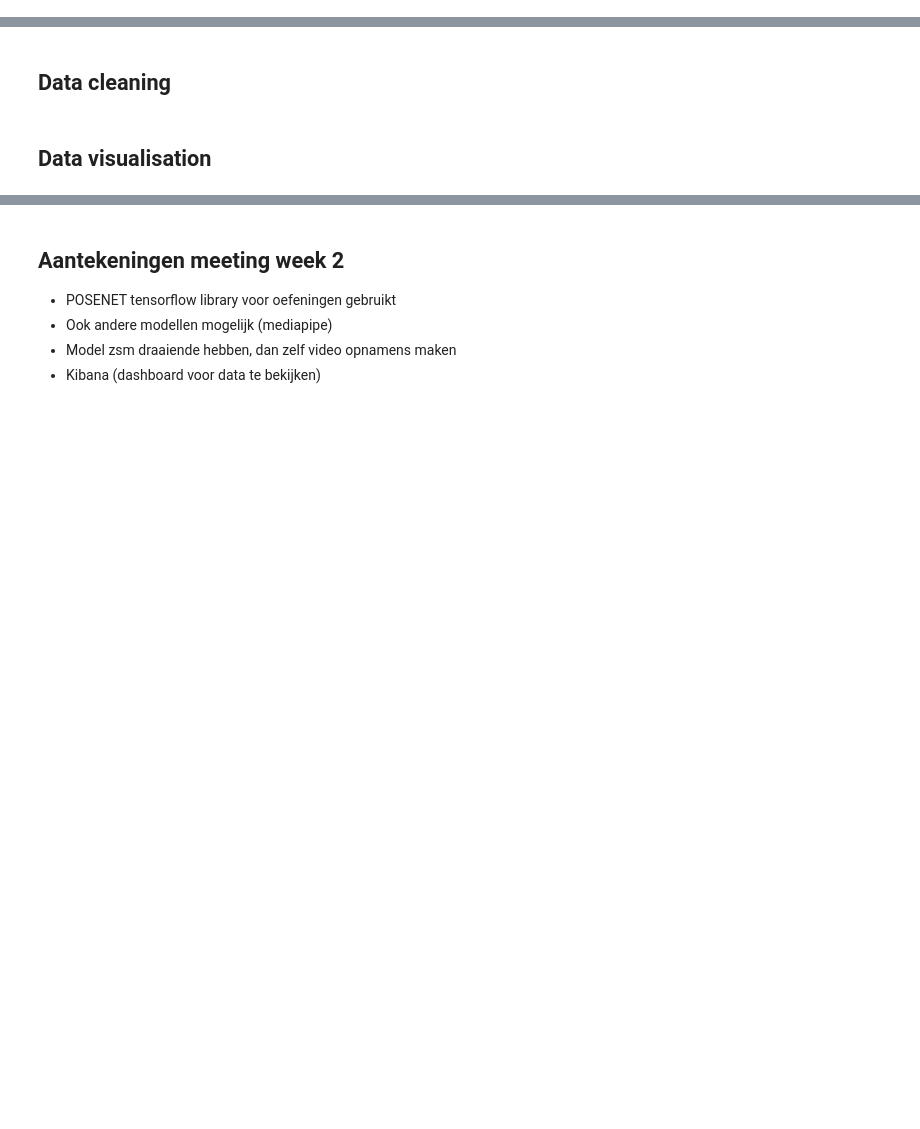
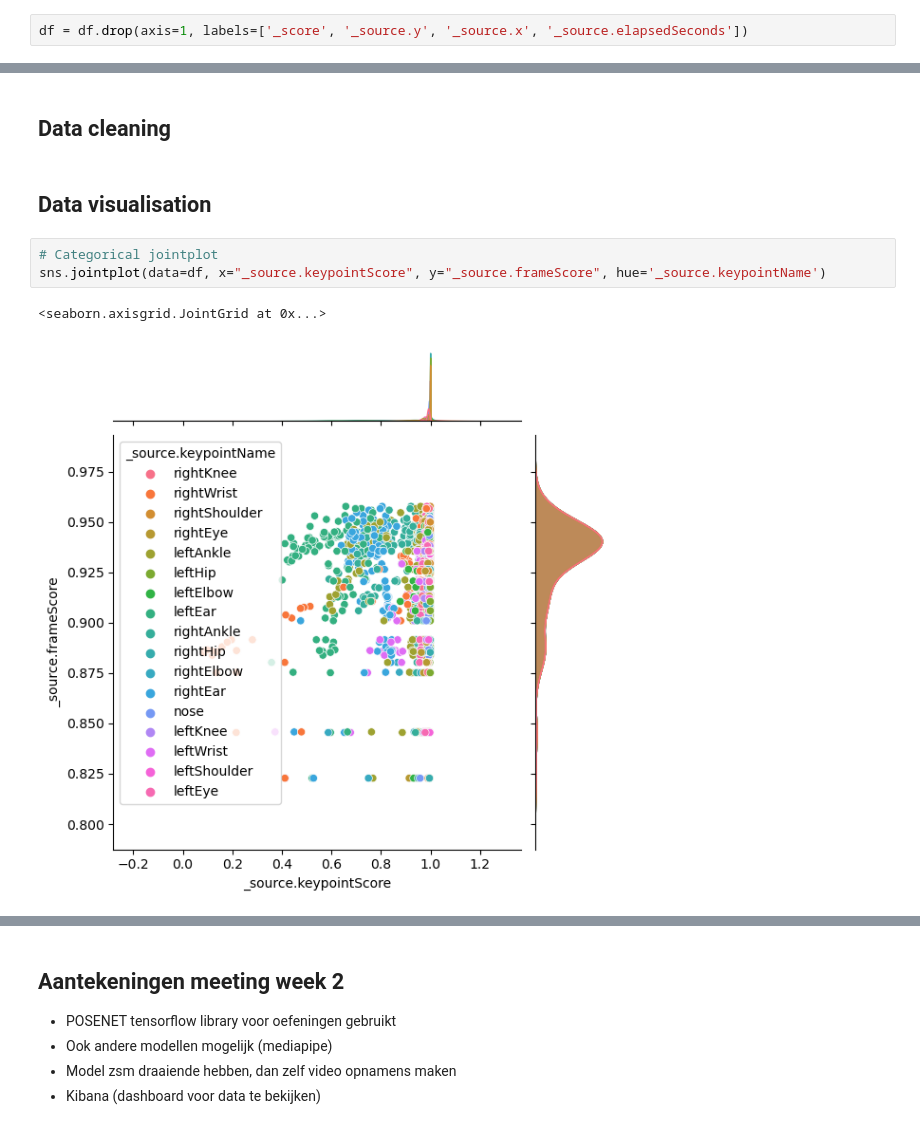
Before and after one commit to MaxSmeets/anomaly-detection-data-science, a Jupyter notebook: anomaly-detection.ipynb, the cells around one changed output, grey strips where cells are left out. Saved outputs shown, nothing was run; the diff lists cells and outputs as text; blank space fills up the shorter version.

```diff
--- a/anomaly-detection.ipynb
+++ b/anomaly-detection.ipynb
@@ -146,3 +152,5 @@ min         0.822820
 75%         0.942940
 max         0.957771
 Name: _source.frameScore, dtype: float64
+# %%
+df = df.drop(axis=1, labels=['_score', '_source.y', '_source.x', '_source.elapsedSeconds'])
@@ -184,3 +207,9 @@ sns.pairplot(data=df, hue='_source.keypointName')
 ## Data cleaning
 # %% [markdown]
 ## Data visualisation
+# %%
+# Categorical jointplot
+sns.jointplot(data=df, x="_source.keypointScore", y="_source.frameScore", hue='_source.keypointName')
+# %% [output]
+<seaborn.axisgrid.JointGrid at 0x...>
+[figure, added]
```
Also changed, not shown: parts of 7 cells of this notebook.
